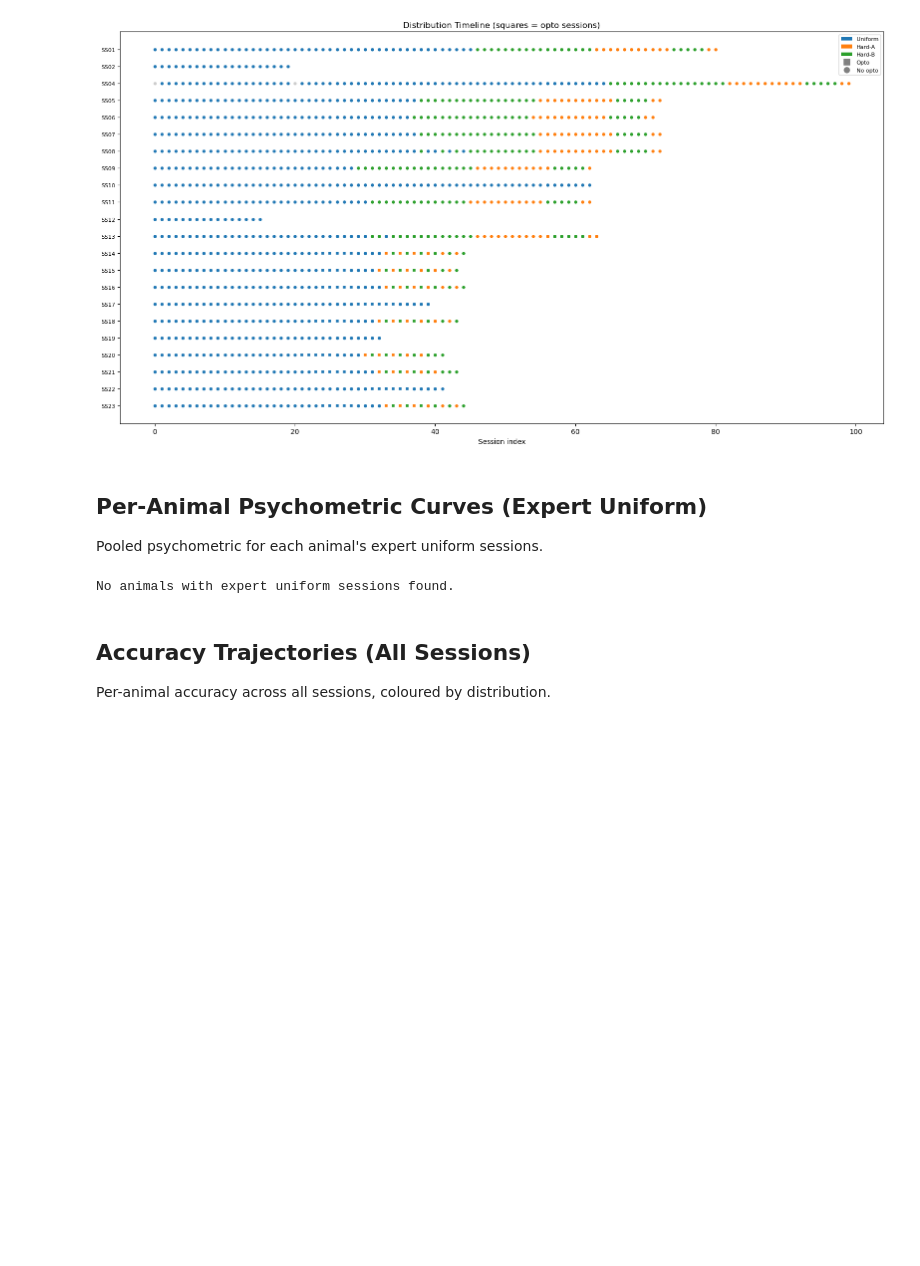
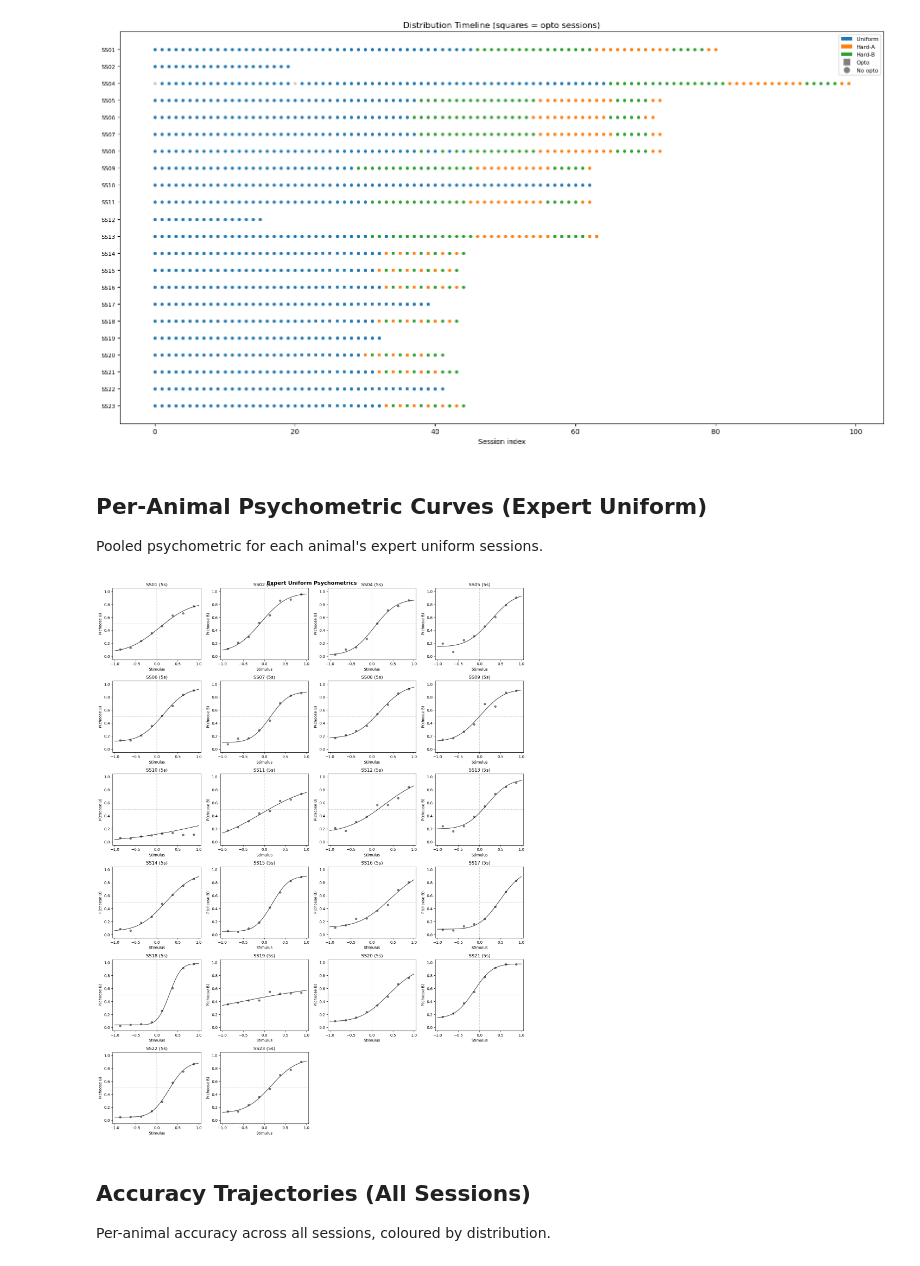
Before and after one commit to serkanshentyurk/sound_categorisation, a Jupyter notebook: notebooks/01_data_task_overview.ipynb, the cells around one changed output. Cells and saved outputs as stored; diff of their text form; code cells hidden in the pictures; blank space fills up the shorter version.

```diff
--- a/notebooks/01_data_task_overview.ipynb
+++ b/notebooks/01_data_task_overview.ipynb
@@ -120,40 +169,30 @@ Pooled psychometric for each animal's expert uniform sessions.
 # %%
-animals_with_expert = []
-for aid in sorted(experiment.animals.keys()):
-    animal = experiment.get_animal(aid)
-    try:
-        sessions = select_sessions(animal, preset='uniform')
-        if len(sessions) >= 3:
-            animals_with_expert.append((aid, sessions))
-    except Exception:
-        pass
-
 n = len(animals_with_expert)
 if n == 0:
-    print('No animals with expert uniform sessions found.')
+	print('No animals with expert uniform sessions found.')
 else:
-    n_cols = min(4, n)
-    n_rows = int(np.ceil(n / n_cols))
-    fig, axes = plt.subplots(n_rows, n_cols, figsize=(4 * n_cols, 3.5 * n_rows))
-    axes = np.atleast_2d(axes)
+	n_cols = min(4, n)
+	n_rows = int(np.ceil(n / n_cols))
+	fig, axes = plt.subplots(n_rows, n_cols, figsize=(4 * n_cols, 3.5 * n_rows))
+	axes = np.atleast_2d(axes)
 
-    for idx, (aid, sessions) in enumerate(animals_with_expert):
-        row, col = divmod(idx, n_cols)
-        ax = axes[row, col]
-        clean = filter_trials(sessions)
-        psych = compute_psychometric(clean, mode='pooled')
-        plot_psychometric(psych, ax=ax, color='black', title=f'{aid} ({len(clean)}s)', show_ci=True, show_individual=True)
+	for idx, (aid, sessions) in enumerate(animals_with_expert):
+		row, col = divmod(idx, n_cols)
+		ax = axes[row, col]
+		clean = filter_trials(sessions)
+		psych = compute_psychometric(clean, mode='pooled')
+		plot_psychometric(psych, ax=ax, color='black', title=f'{aid} ({len(clean)}s)', show_ci=True, show_individual=True)
 
-    # Hide unused
-    for idx in range(n, n_rows * n_cols):
-        row, col = divmod(idx, n_cols)
-        axes[row, col].set_visible(False)
+	# Hide unused
+	for idx in range(n, n_rows * n_cols):
+		row, col = divmod(idx, n_cols)
+		axes[row, col].set_visible(False)
 
-    fig.suptitle('Expert Uniform Psychometrics', fontsize=14, fontweight='bold')
-    plt.tight_layout()
-    plt.show()
+	fig.suptitle('Expert Uniform Psychometrics', fontsize=14, fontweight='bold')
+	plt.tight_layout()
+	plt.show()
 # %% [output]
-No animals with expert uniform sessions found.
+[figure, added]
 # %% [markdown]
 ## Accuracy Trajectories (All Sessions)
 
```
Also changed, not shown: parts of 11 cells of this notebook, 2 other files.
